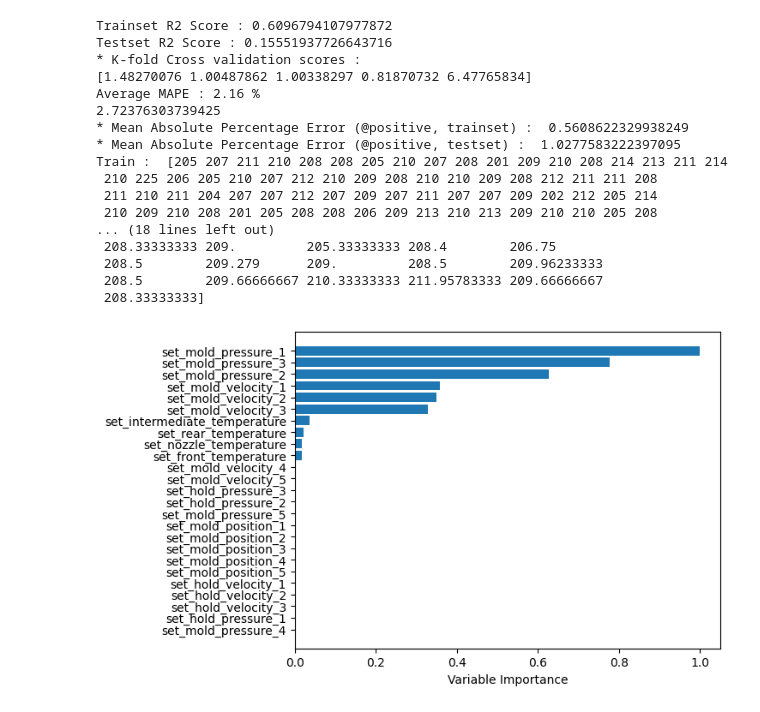
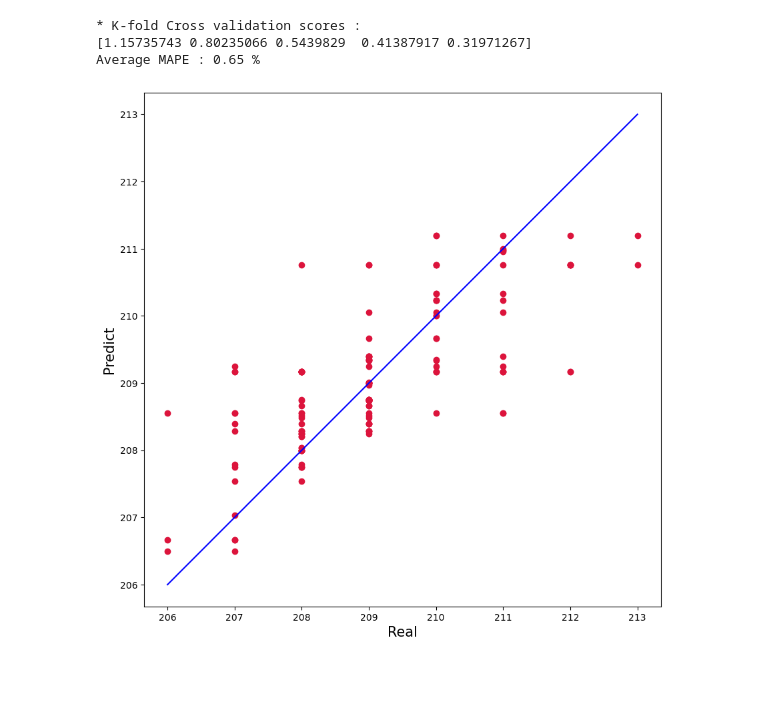
Before and after one commit to elecun/edgeml, a Jupyter notebook: applications/injection_mold/rf_v1.ipynb, the cells around one changed output. Saved outputs shown, nothing was run; the diff lists cells and outputs as text; code cells hidden in the pictures; blank space fills up the shorter version.

```diff
--- a/applications/injection_mold/rf_v1.ipynb
+++ b/applications/injection_mold/rf_v1.ipynb
@@ -70,8 +59,8 @@ model = RandomForestRegressor(max_depth=10, max_features=5, oob_score=False, boo
 y_pred_trainset = model.predict(X_train)
 y_pred_testset = model.predict(X_test)
 
-print("Trainset R2 Score :", (r2_score(y_train, y_pred_trainset)))
-print("Testset R2 Score :", (r2_score(y_test, y_pred_testset)))
+#print("Trainset R2 Score :", (r2_score(y_train, y_pred_trainset)))
+#print("Testset R2 Score :", (r2_score(y_test, y_pred_testset)))
 # print("Number of Train Samples : ", len(X_train))
 
 print("* K-fold Cross validation scores :")
@@ -82,38 +71,40 @@ print("Average MAPE : %0.2f %%"%scores.mean())
 #print("* %0.2f accuracy with a standard deviation of %0.2f" % scores.mean(), scores.std())
 
 # feature importances
-prediction = model.predict(X_train)
-print(mean_squared_error(y_train, y_pred_trainset))
-print("* Mean Absolute Percentage Error (@positive, trainset) : ", mean_absolute_percentage_error(y_train, y_pred_trainset)*100)
-print("* Mean Absolute Percentage Error (@positive, testset) : ", mean_absolute_percentage_error(y_test, y_pred_testset)*100)
-print("Train : ", y_test)
-print("Train Predict : ", y_pred_testset)
-featureImportance = model.feature_importances_
+# prediction = model.predict(X_train)
+# print(mean_squared_error(y_train, y_pred_trainset))
+# print("* Mean Absolute Percentage Error (@positive, trainset) : ", mean_absolute_percentage_error(y_train, y_pred_trainset)*100)
+# print("* Mean Absolute Percentage Error (@positive, testset) : ", mean_absolute_percentage_error(y_test, y_pred_testset)*100)
+# print("Train : ", y_test)
+# print("Train Predict : ", y_pred_testset)
+# featureImportance = model.feature_importances_
 
 # feature importance (ordering)
-featureImportance = featureImportance/featureImportance.max()
-sorted_idx = np.argsort(featureImportance)
-barPos = np.arange(sorted_idx.shape[0])+.5
-plt.barh(barPos, featureImportance[sorted_idx], align='center')
-plt.yticks(barPos, data_columns[sorted_idx])
-plt.xlabel('Variable Importance')
-plt.show()
+# featureImportance = featureImportance/featureImportance.max()
+# sorted_idx = np.argsort(featureImportance)
+# barPos = np.arange(sorted_idx.shape[0])+.5
+# plt.barh(barPos, featureImportance[sorted_idx], align='center')
+# plt.yticks(barPos, data_columns[sorted_idx])
+# plt.xlabel('Variable Importance')
+# plt.show()
 # %% [output]
-Trainset R2 Score : 0.6096794107977872
-Testset R2 Score : 0.15551937726643716
 * K-fold Cross validation scores :
-[1.48270076 1.00487862 1.00338297 0.81870732 6.47765834]
-Average MAPE : 2.16 %
-2.72376303739425
-* Mean Absolute Percentage Error (@positive, trainset) :  0.5608622329938249
-* Mean Absolute Percentage Error (@positive, testset) :  1.0277583222397095
-Train :  [205 207 211 210 208 208 205 210 207 208 201 209 210 208 214 213 211 214
- 210 225 206 205 210 207 212 210 209 208 210 210 209 208 212 211 211 208
- 211 210 211 204 207 207 212 207 209 207 211 207 207 209 202 212 205 214
- 210 209 210 208 201 205 208 208 206 209 213 210 213 209 210 210 205 208
-... (18 lines left out)
- 208.33333333 209.         205.33333333 208.4        206.75
- 208.5        209.279      209.         208.5        209.96233333
- 208.5        209.66666667 210.33333333 211.95783333 209.66666667
- 208.33333333]
+[1.15735743 0.80235066 0.5439829  0.41387917 0.31971267]
+Average MAPE : 0.65 %
-[figure, removed]
+# %%
+# visualization for trainset
+
+plt.figure(figsize=(10,10))
+plt.scatter(y_train, y_pred_trainset, c='crimson')
+plt.yscale('linear')
+plt.xscale('linear')
+
+p1 = max(max(y_pred_trainset), max(y_train))
+p2 = min(min(y_pred_trainset), min(y_train))
+plt.plot([p1, p2], [p1, p2], 'b-')
+plt.xlabel('Real', fontsize=15)
+plt.ylabel('Predict', fontsize=15)
+plt.axis('equal')
+plt.show()
+# %% [output]
+[figure, added]
```
Also changed, not shown: parts of 2 cells of this notebook, 4 other files.
